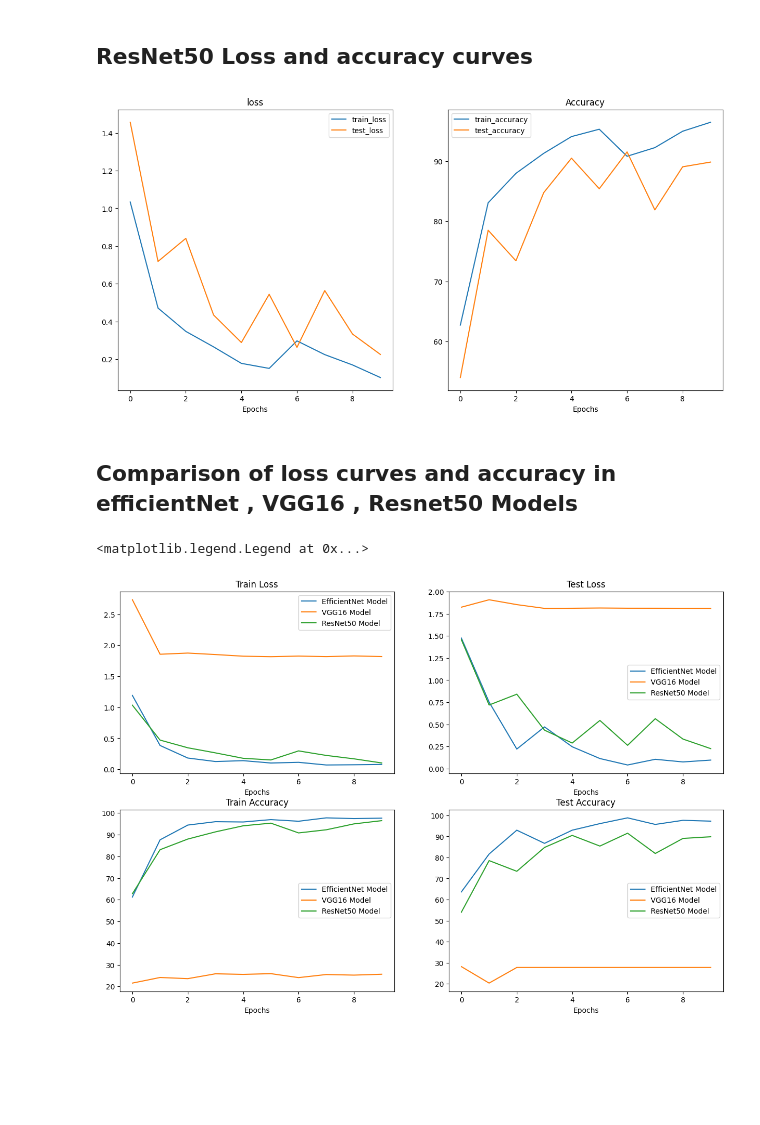
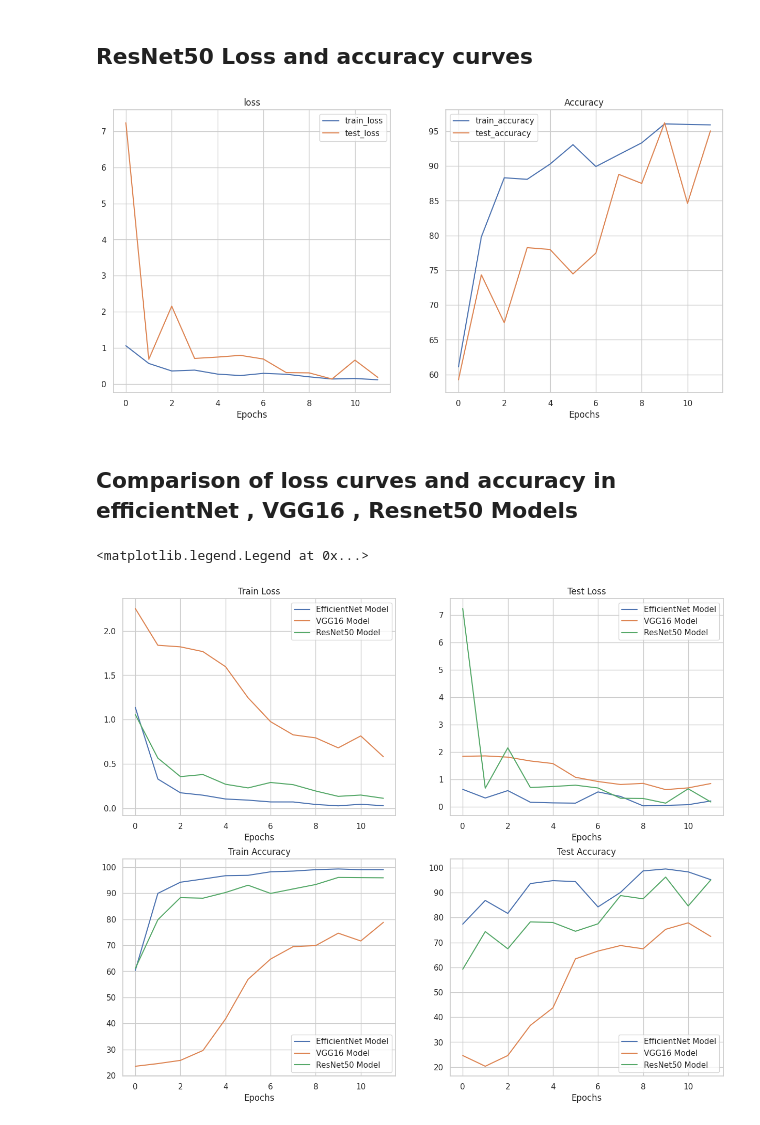
Before and after one commit to Manvi1718/Emotion_Analysis, a Jupyter notebook: MAINdone.ipynb, the cells around one changed output. Drawn from its saved outputs; the diff is of its cells as text; code cells hidden in the pictures; blank space fills up the shorter version.

```diff
--- a/MAINdone.ipynb
+++ b/MAINdone.ipynb
@@ -127,8 +127,8 @@ transform = transforms.Compose([
 ])
 # %%
 # Path to the root directory of your train and test data in Google Drive
-train_data_path = '/content/drive/MyDrive/pytorch/ck+/CK+48 splitted/train_d'
-test_data_path = '/content/drive/MyDrive/pytorch/ck+/CK+48 splitted/test_d'
+train_data_path = '/content/drive/MyDrive/train_test/train/train_d'
+test_data_path = '/content/drive/MyDrive/train_test/test/test_d'
 
 # List of emotion labels
 emotion_labels = [
@@ -498,7 +497,7 @@ train_time_start1 = timer()
 efficientnet_model.to(device)
 
 # Set epochs
-epochs = 10
+epochs = 12
 
 results_efficientnet = {"train_loss":[],
            "train_acc":[],
@@ -632,7 +631,7 @@ train_time_start2 = timer()
 # setting model to device
 vgg16_model.to(device)
 
-epochs = 10
+epochs = 12
 
 results_vgg16 = {"train_loss":[],
            "train_acc":[],
@@ -763,7 +762,7 @@ train_time_start3 = timer()
 resnet50_model.to(device)
 
 # Setting epochs
-epochs = 10
+epochs = 12
 
 results_resnet50 = {"train_loss":[],
            "train_acc":[],
@@ -1225,7 +1254,7 @@ for key in results_resnet50:
 # Plot the loss and accuracy curves
 plot_loss_curves(results_resnet50)
 # %% [output]
-[figure, old version]
+[figure, new version]
 # %% [markdown]
 ## Comparison of loss curves and accuracy in efficientNet , VGG16 , Resnet50 Models
 # %%
@@ -1237,7 +1266,7 @@ model_resnet50_df = pd.DataFrame(results_resnet50)
 # %%
 # SetUp a plot
 
-plt.figure(figsize=(15,10))
+plt.figure(figsize=(15,12))
 
 # get epochs
 epochs = range(len(model_resnet50_df))
@@ -1252,31 +1281,31 @@ plt.xlabel("Epochs")
 plt.legend()
 
 # plot test loss
 plt.subplot(2,2,2)
 plt.plot(epochs,model_efficientnet_df["test_loss"],label="EfficientNet Model")
 plt.plot(epochs,model_vgg16_df["test_loss"],label="VGG16 Model")
 plt.plot(epochs,model_resnet50_df["test_loss"],label="ResNet50 Model")
 plt.title("Test Loss")
 plt.xlabel("Epochs")
 plt.legend()
 
 # plot train accuracy
 plt.subplot(2,2,3)
 plt.plot(epochs,model_efficientnet_df["train_acc"],label="EfficientNet Model")
 plt.plot(epochs,model_vgg16_df["train_acc"],label="VGG16 Model")
 plt.plot(epochs,model_resnet50_df["train_acc"],label="ResNet50 Model")
 plt.title("Train Accuracy")
 plt.xlabel("Epochs")
 plt.legend()
 
 # plot test accuracy
 plt.subplot(2,2,4)
 plt.plot(epochs,model_efficientnet_df["test_acc"],label="EfficientNet Model")
 plt.plot(epochs,model_vgg16_df["test_acc"],label="VGG16 Model")
 plt.plot(epochs,model_resnet50_df["test_acc"],label="ResNet50 Model")
 plt.title("Test Accuracy")
 plt.xlabel("Epochs")
 plt.legend()
 # %% [output]
 <matplotlib.legend.Legend at 0x...>
-[figure, old version]
+[figure, new version]
```
Also changed, not shown: parts of 36 cells of this notebook.
